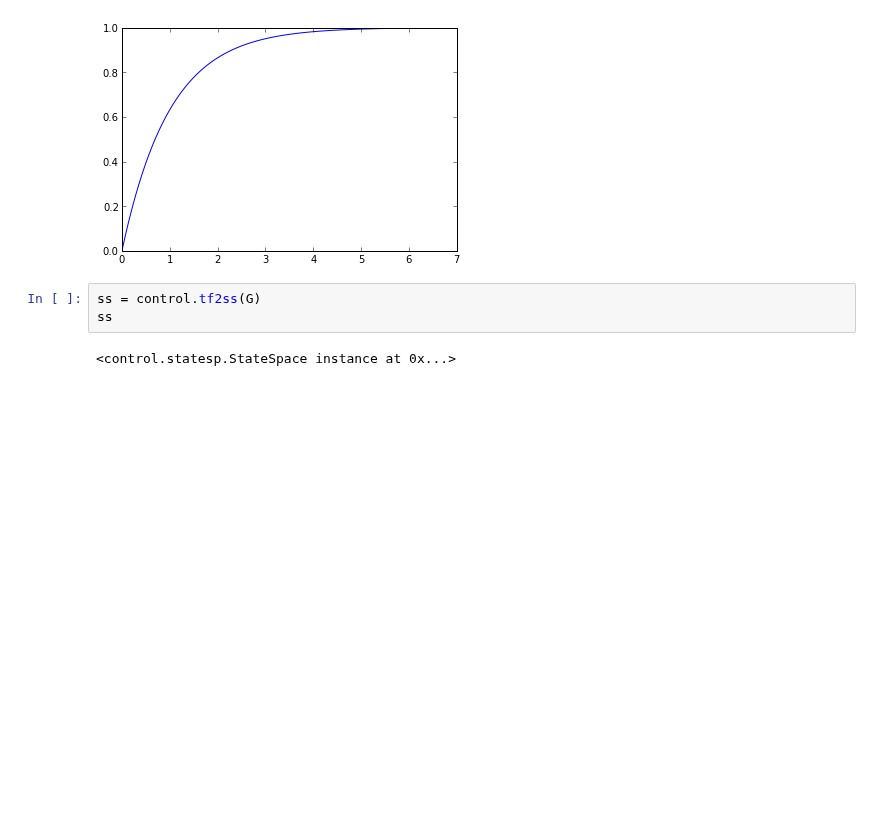
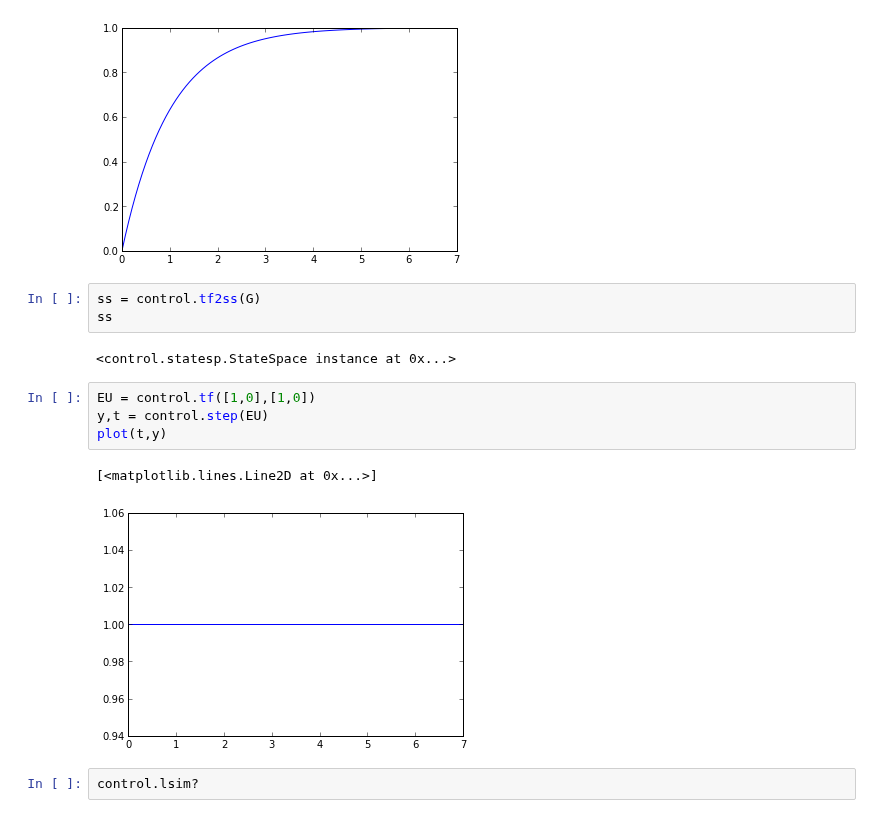
Before and after one commit to cad3na/JupyterNotebooks, a Jupyter notebook: Prueba python-control.ipynb, the cells around one changed output. Cells and saved outputs as stored; diff of their text form; blank space fills up the shorter version.

Commit message:
Prueba de python-control

```diff
--- a/Prueba python-control.ipynb
+++ b/Prueba python-control.ipynb
@@ -49,3 +49,12 @@ ss = control.tf2ss(G)
 ss
 # %% [output]
 <control.statesp.StateSpace instance at 0x...>
+# %%
+EU = control.tf([1,0],[1,0])
+y,t = control.step(EU)
+plot(t,y)
+# %% [output]
+[<matplotlib.lines.Line2D at 0x...>]
+[figure, added]
+# %%
+control.lsim?
```
